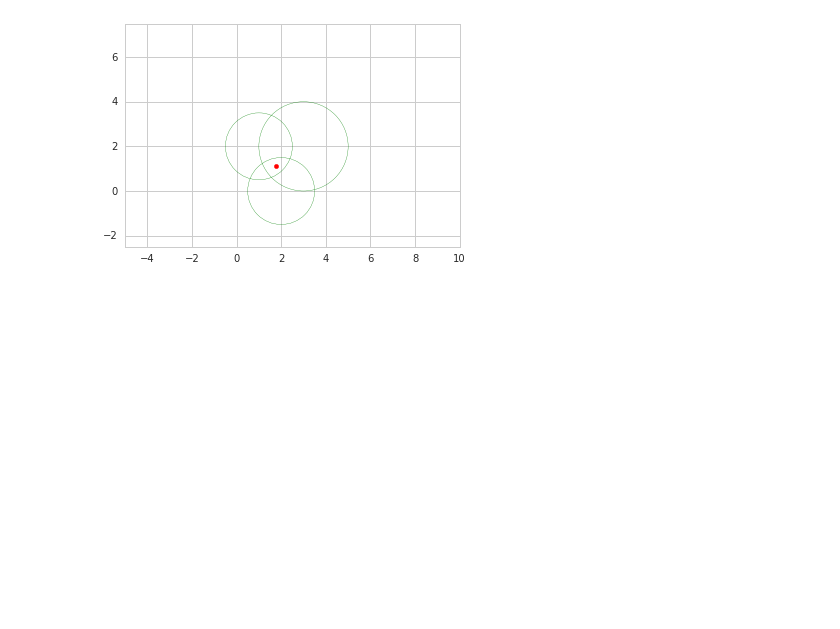
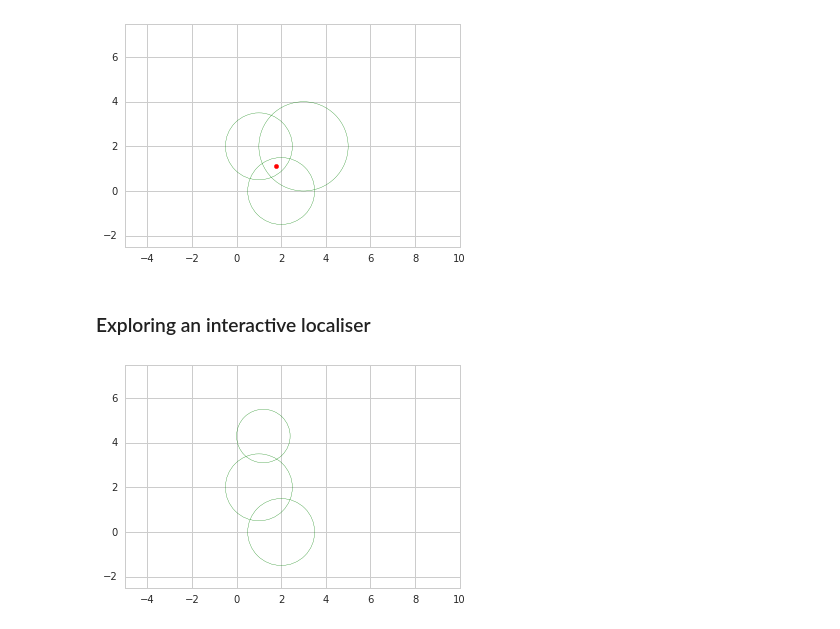
Before and after one commit to psychemedia/OU-TM11N, a Jupyter notebook: triangulation_trilateration.ipynb, the cells around one changed output. Drawn from its saved outputs; the diff is of its cells as text; code cells hidden in the pictures; blank space fills up the shorter version.

```diff
--- a/triangulation_trilateration.ipynb
+++ b/triangulation_trilateration.ipynb
@@ -87,3 +87,5 @@ localiser(circle1,circle2,circle3)
 plotCircles(circle1,circle2,circle3, localiser(circle1,circle2,circle3) )
 # %% [output]
 [figure]
+# %% [markdown]
+### Exploring an interactive localiser
@@ -89,0 +94,7 @@ plotCircles(circle1,circle2,circle3, localiser(circle1,circle2,circle3) )
+# %%
+def f(x,y,r):
+    plotCircles(((x,y),r),circle2,circle3)
+
+interact(f, x=(0.0,4.0), y=(1.0,5.0), r=(1.0,3.0))
+# %% [output]
+[figure, added]
```
Also changed, not shown: parts of 1 cell of this notebook.
